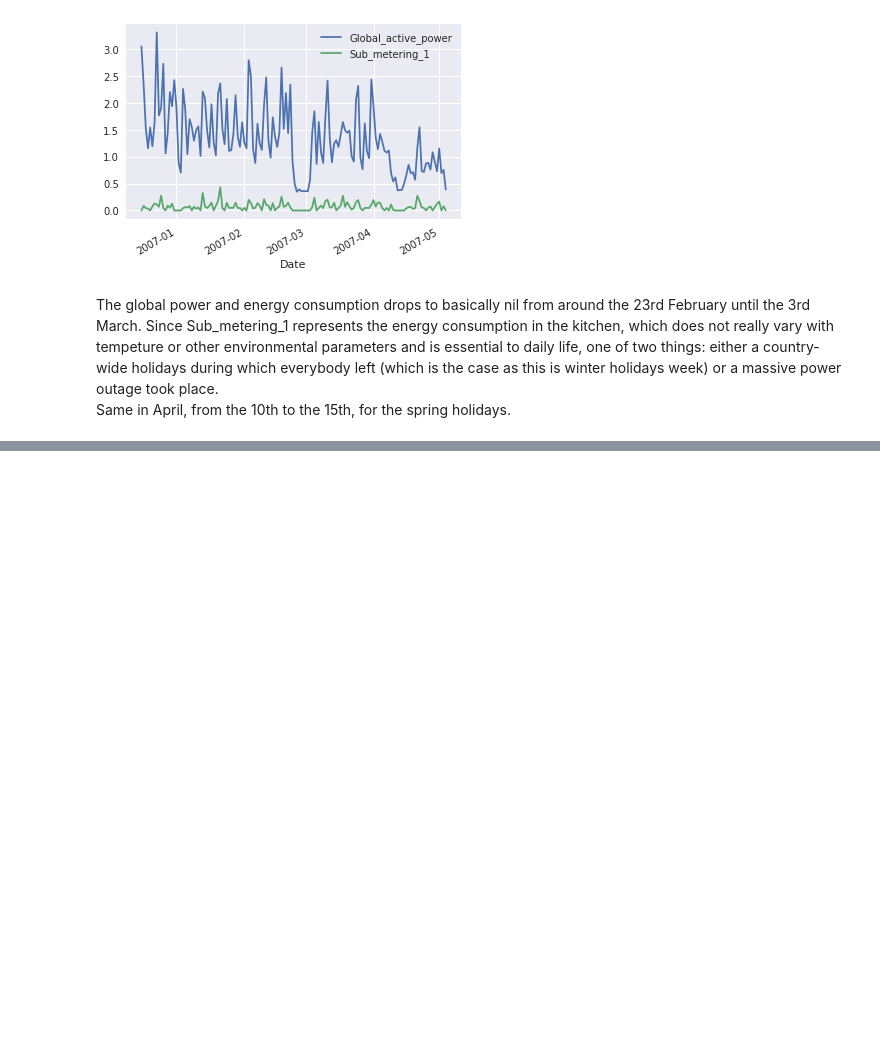
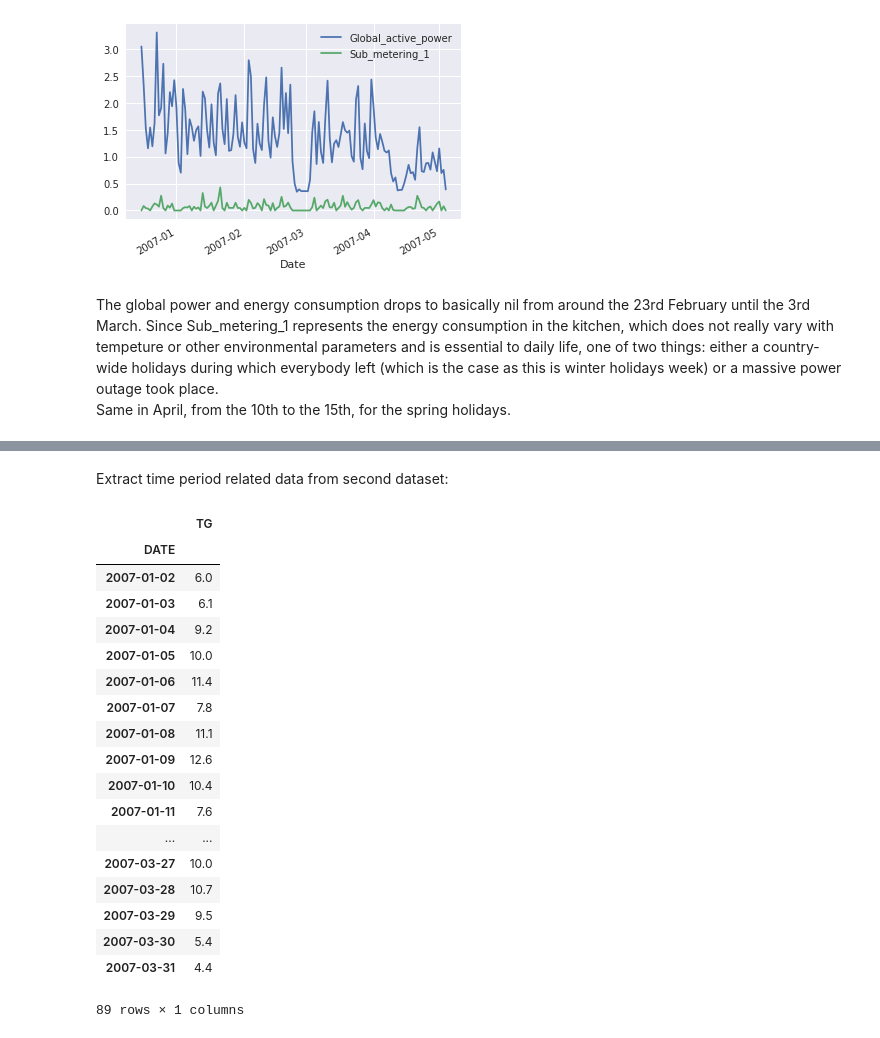
Before and after one commit to AlbandeCrevoisier/SD-TSIA_204, a Jupyter notebook: tp1/sd204_lab1_de crevoisier_alban.ipynb, the cells around one changed output, grey strips where cells are left out. Drawn from its saved outputs; the diff is of its cells as text; code cells hidden in the pictures; blank space fills up the shorter version.

```diff
--- a/tp1/sd204_lab1_de crevoisier_alban.ipynb
+++ b/tp1/sd204_lab1_de crevoisier_alban.ipynb
@@ -108,0 +104,18 @@ Same in April, from the 10th to the 15th, for the spring holidays.
+# %%
+url = u'http://josephsalmon.eu/enseignement/TELECOM/MDI720/datasets/TG_STAID011249.txt'
+filename = u'TG_STAID011249.txt'
+
+if sys.version_info >= (3, 0):
+    if not(path.isfile('filename')):
+        urllib.request.urlretrieve(url, filename)
+else:
+    if not(path.isfile('filename')):
+        urllib.urlretrieve(url, filename)
+
+names = ['STAID', 'SOUID', 'DATE', 'TG', 'Q_TG']
+fields = ['DATE', 'TG']
+df2 = pd.read_csv(filename, sep='\s*,\s*', na_values='-9999',
+                  names=names, usecols=fields, engine='python').dropna()
+df2 = df2.drop(20) # Dirty hack, remove names of the column that appear in dataset.
+# %%
+df2['TG'] = df2['TG'].apply(lambda x: int(x) / 10) # Data was parsed as str.
@@ -108,0 +153,30 @@ Same in April, from the 10th to the 15th, for the spring holidays.
+# %% [markdown]
+Extract time period related data from second dataset:
+# %%
+df2['DATE'] = pd.to_datetime(df2['DATE'])
+m = df2['DATE']
+m = m.where(pd.to_datetime('2007-01-01') < m).dropna()
+m = m.where(m < pd.to_datetime('2007-04-01')).dropna()
+df2['DATE'] = m
+df2 = df2.dropna()
+df2.set_index('DATE')
+# %% [output]
+|  | TG |
+| DATE |  |
+| 2007-01-02 | 6.0 |
+| 2007-01-03 | 6.1 |
+| 2007-01-04 | 9.2 |
+| 2007-01-05 | 10.0 |
+| 2007-01-06 | 11.4 |
+| 2007-01-07 | 7.8 |
+| 2007-01-08 | 11.1 |
+| 2007-01-09 | 12.6 |
+| 2007-01-10 | 10.4 |
+| 2007-01-11 | 7.6 |
+| ... | ... |
+| 2007-03-27 | 10.0 |
+| 2007-03-28 | 10.7 |
+| 2007-03-29 | 9.5 |
+| 2007-03-30 | 5.4 |
+| 2007-03-31 | 4.4 |
+89 rows × 1 columns
```
Also changed, not shown: parts of 9 cells of this notebook.
